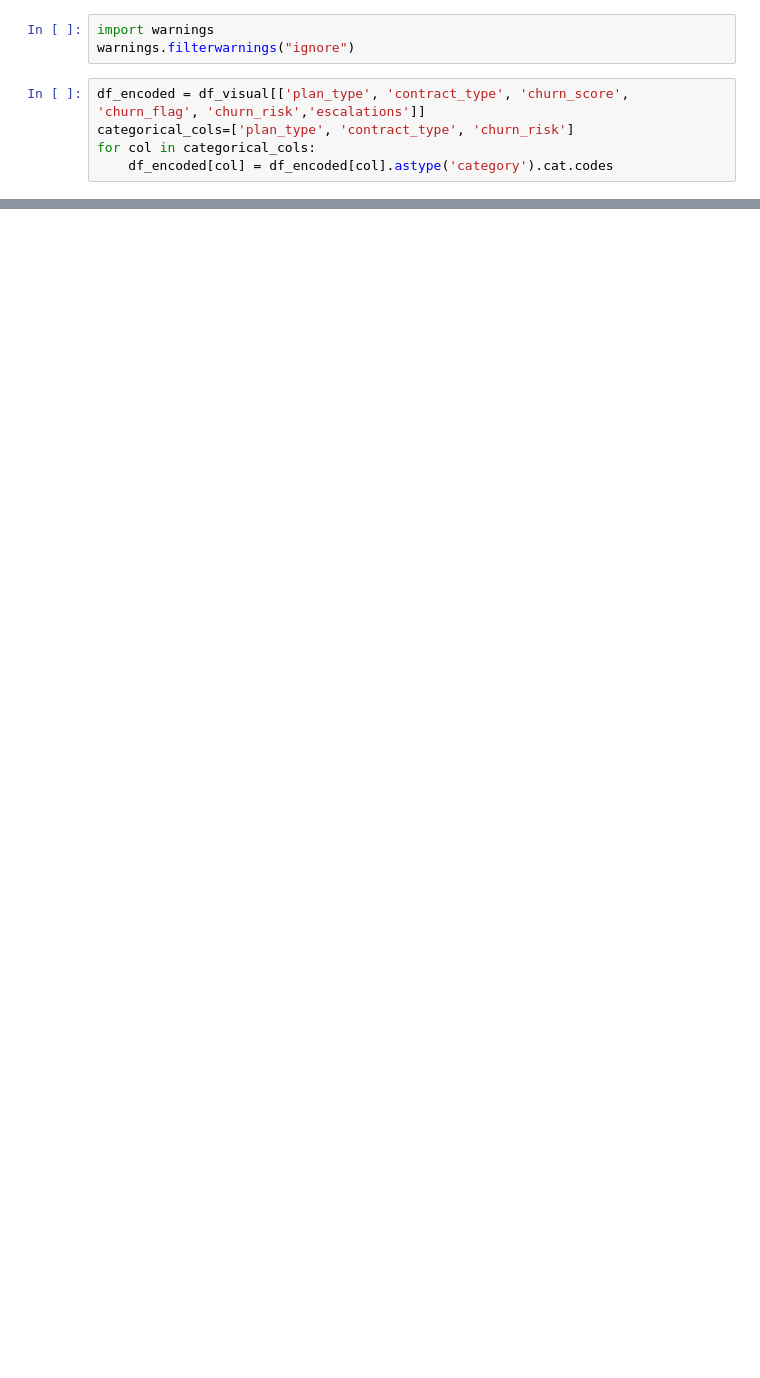
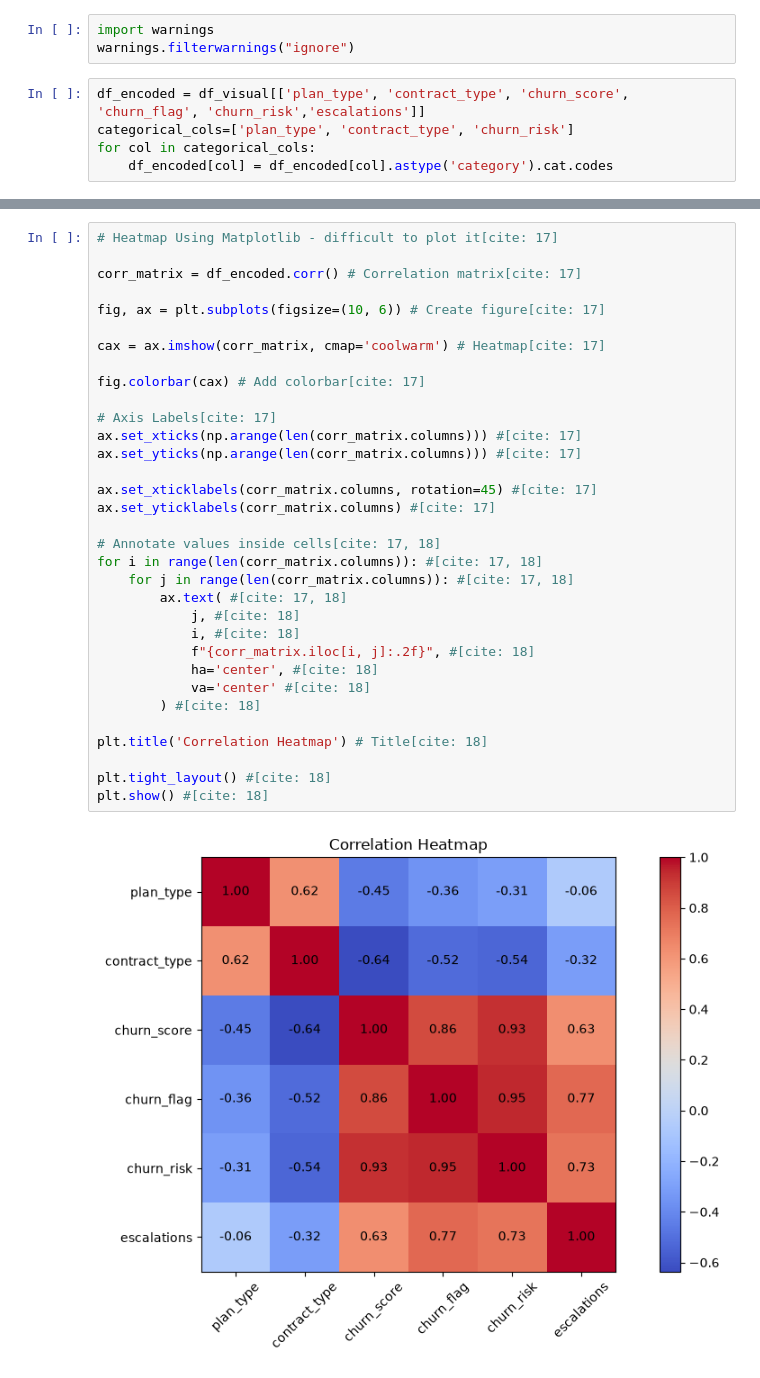
Before and after one commit to Reshmila2002/churn-analysis-project, a Jupyter notebook: churn_analysis_project.ipynb, the cells around one changed output, grey strips where cells are left out. Saved outputs shown, nothing was run; the diff lists cells and outputs as text; blank space fills up the shorter version.

```diff
--- a/churn_analysis_project.ipynb
+++ b/churn_analysis_project.ipynb
@@ -470,0 +530,35 @@ sns.heatmap(df_encoded.corr(), annot=True)
+# %%
+# Heatmap Using Matplotlib - difficult to plot it[cite: 17]
+
+corr_matrix = df_encoded.corr() # Correlation matrix[cite: 17]
+
+fig, ax = plt.subplots(figsize=(10, 6)) # Create figure[cite: 17]
+
+cax = ax.imshow(corr_matrix, cmap='coolwarm') # Heatmap[cite: 17]
+
+fig.colorbar(cax) # Add colorbar[cite: 17]
+
+# Axis Labels[cite: 17]
+ax.set_xticks(np.arange(len(corr_matrix.columns))) #[cite: 17]
+ax.set_yticks(np.arange(len(corr_matrix.columns))) #[cite: 17]
+
+ax.set_xticklabels(corr_matrix.columns, rotation=45) #[cite: 17]
+ax.set_yticklabels(corr_matrix.columns) #[cite: 17]
+
+# Annotate values inside cells[cite: 17, 18]
+for i in range(len(corr_matrix.columns)): #[cite: 17, 18]
+    for j in range(len(corr_matrix.columns)): #[cite: 17, 18]
+        ax.text( #[cite: 17, 18]
+            j, #[cite: 18]
+            i, #[cite: 18]
+            f"{corr_matrix.iloc[i, j]:.2f}", #[cite: 18]
+            ha='center', #[cite: 18]
+            va='center' #[cite: 18]
+        ) #[cite: 18]
+
+plt.title('Correlation Heatmap') # Title[cite: 18]
+
+plt.tight_layout() #[cite: 18]
+plt.show() #[cite: 18]
+# %% [output]
+[figure, added]
```
Also changed, not shown: parts of 21 cells of this notebook, 1 other file.
